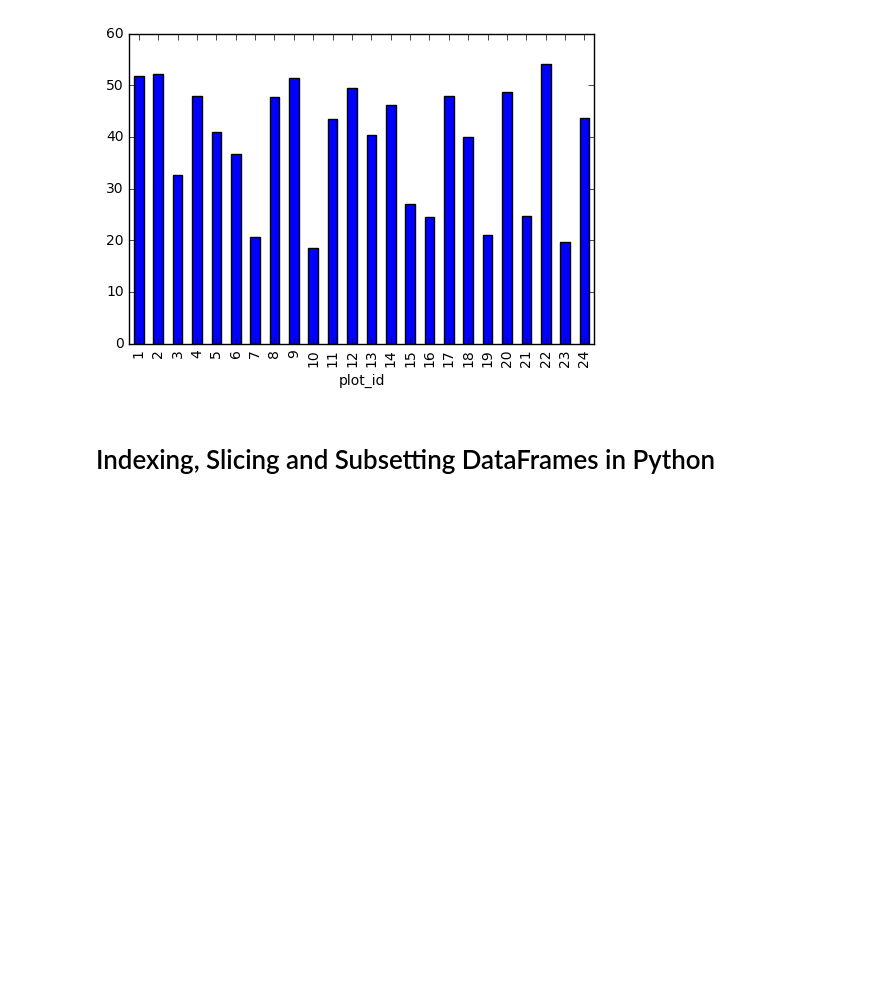
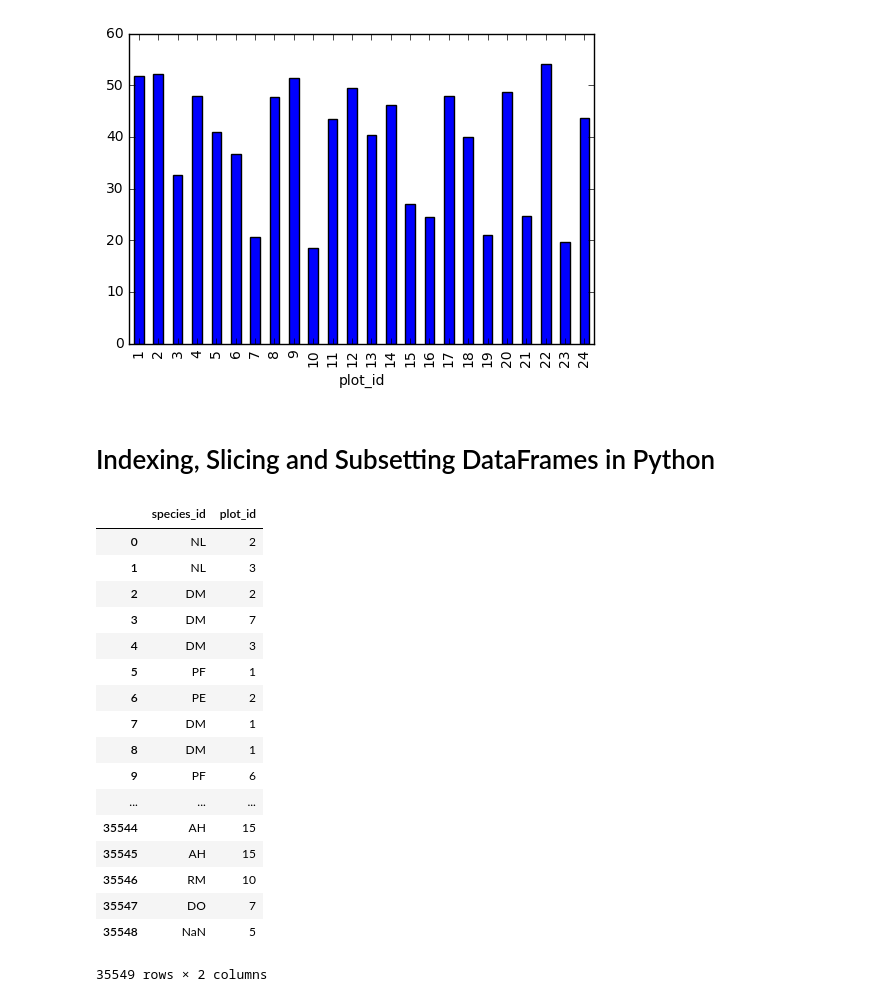
Before and after one commit to calculquebec/cq-formation-analyse-visualisation-python, a Jupyter notebook: Analyse et visualisation de donnees avec Python - Big Data 2016.ipynb, the cells around one changed output. Cells and saved outputs as stored; diff of their text form; code cells hidden in the pictures; blank space fills up the shorter version.

```diff
--- a/Analyse et visualisation de donnees avec Python - Big Data 2016.ipynb
+++ b/Analyse et visualisation de donnees avec Python - Big Data 2016.ipynb
@@ -277,3 +277,24 @@ surveys_df.groupby("plot_id")["weight"].mean().plot(kind="bar")
 [figure]
 # %% [markdown]
 # Indexing, Slicing and Subsetting DataFrames in Python
+# %%
+surveys_df[['species_id', 'plot_id']]
+# %% [output]
+|  | species_id | plot_id |
+| 0 | NL | 2 |
+| 1 | NL | 3 |
+| 2 | DM | 2 |
+| 3 | DM | 7 |
+| 4 | DM | 3 |
+| 5 | PF | 1 |
+| 6 | PE | 2 |
+| 7 | DM | 1 |
+| 8 | DM | 1 |
+| 9 | PF | 6 |
+| ... | ... | ... |
+| 35544 | AH | 15 |
+| 35545 | AH | 15 |
+| 35546 | RM | 10 |
+| 35547 | DO | 7 |
+| 35548 | NaN | 5 |
+35549 rows × 2 columns
```
Also changed, not shown: parts of 3 cells of this notebook.
